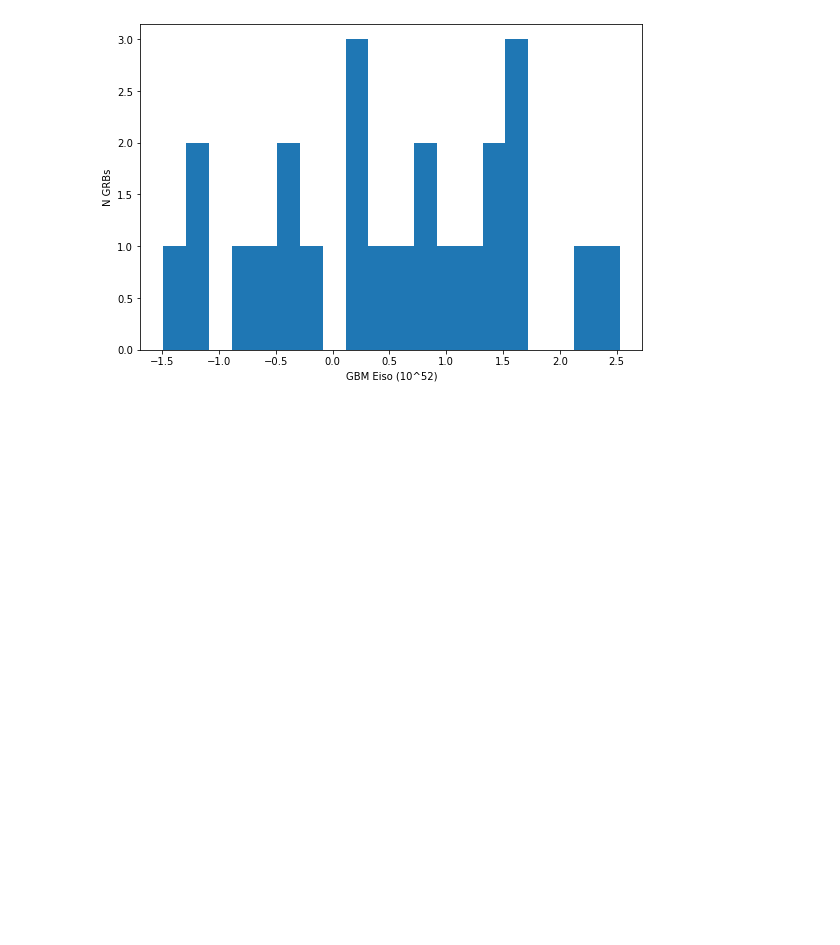
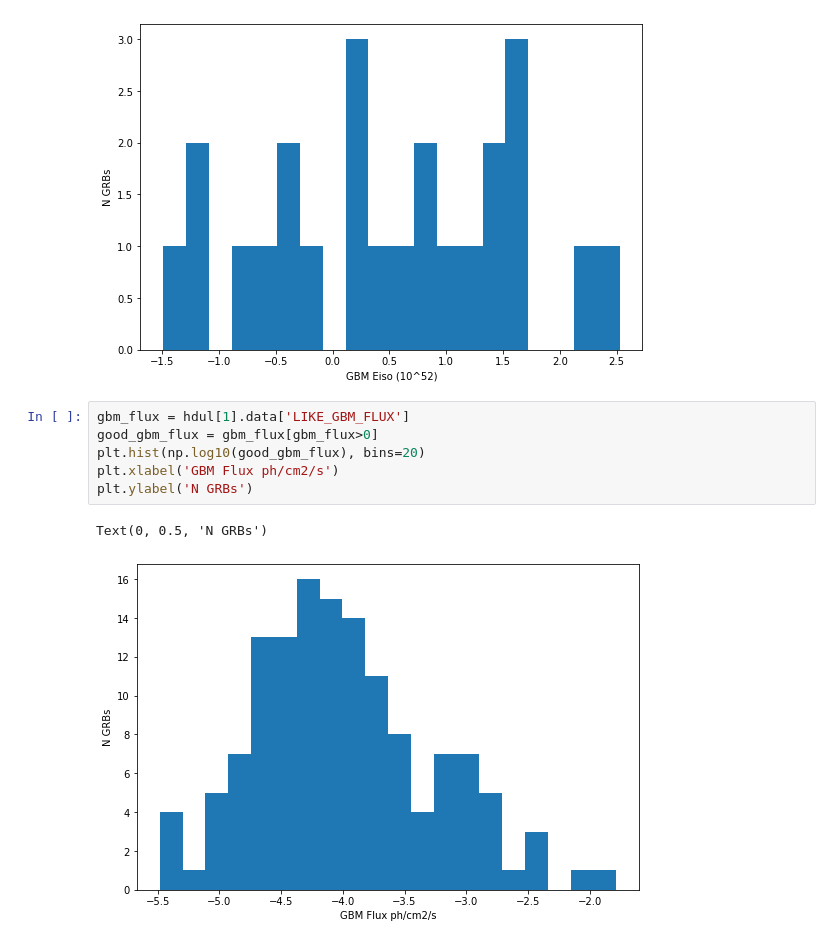
Before and after one commit to LSSTDESC/grb_orphan_afterglows, a Jupyter notebook: notebooks/read_grb_tables.ipynb, the cells around one changed output. Cells and saved outputs as stored; diff of their text form; blank space fills up the shorter version.

```diff
--- a/notebooks/read_grb_tables.ipynb
+++ b/notebooks/read_grb_tables.ipynb
@@ -230,3 +243,12 @@ plt.ylabel('N GRBs')
 # %% [output]
 Text(0, 0.5, 'N GRBs')
 [figure]
+# %%
+gbm_flux = hdul[1].data['LIKE_GBM_FLUX']
+good_gbm_flux = gbm_flux[gbm_flux>0]
+plt.hist(np.log10(good_gbm_flux), bins=20)
+plt.xlabel('GBM Flux ph/cm2/s')
+plt.ylabel('N GRBs')
+# %% [output]
+Text(0, 0.5, 'N GRBs')
+[figure, added]
```
Also changed, not shown: parts of 3 cells of this notebook.
